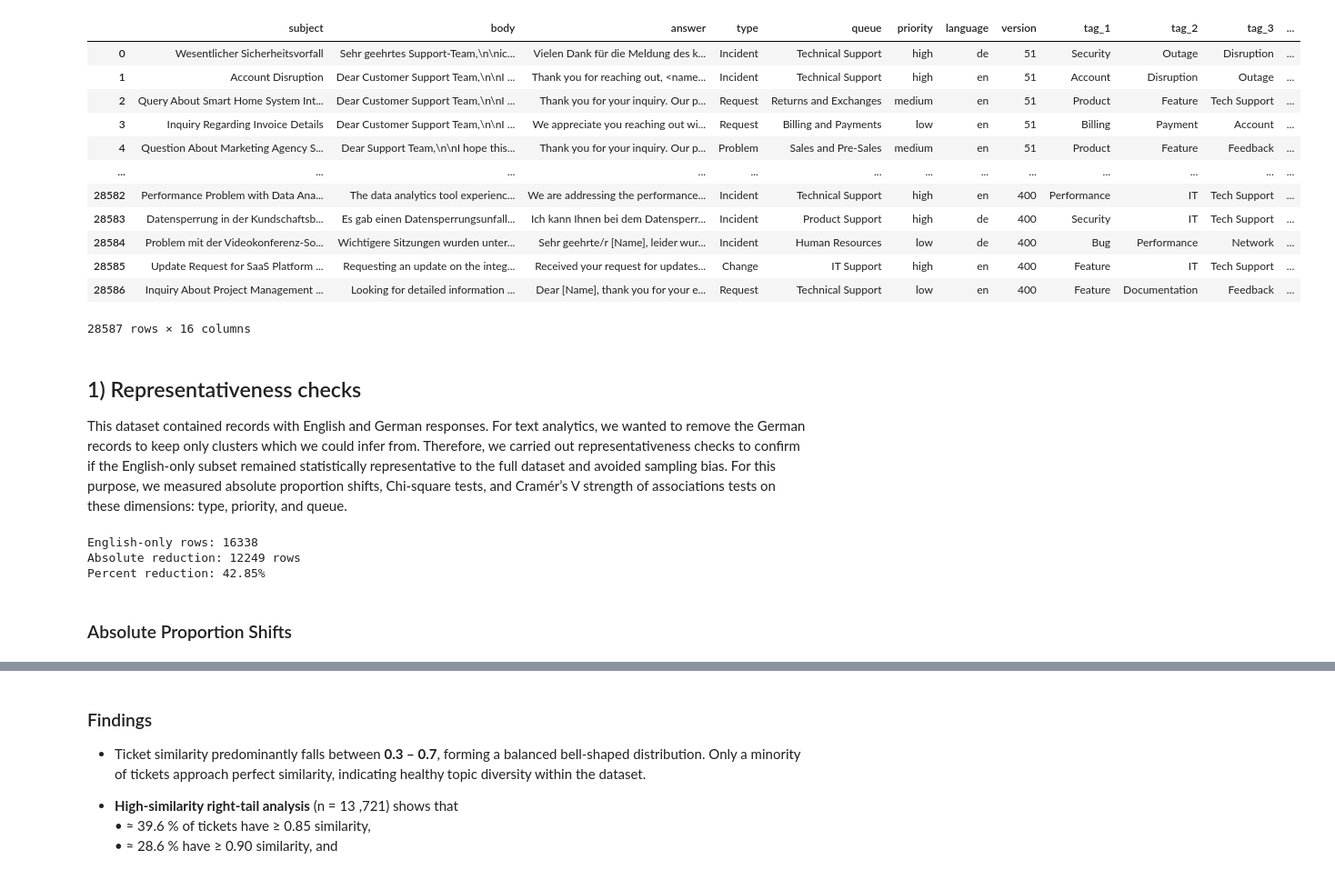
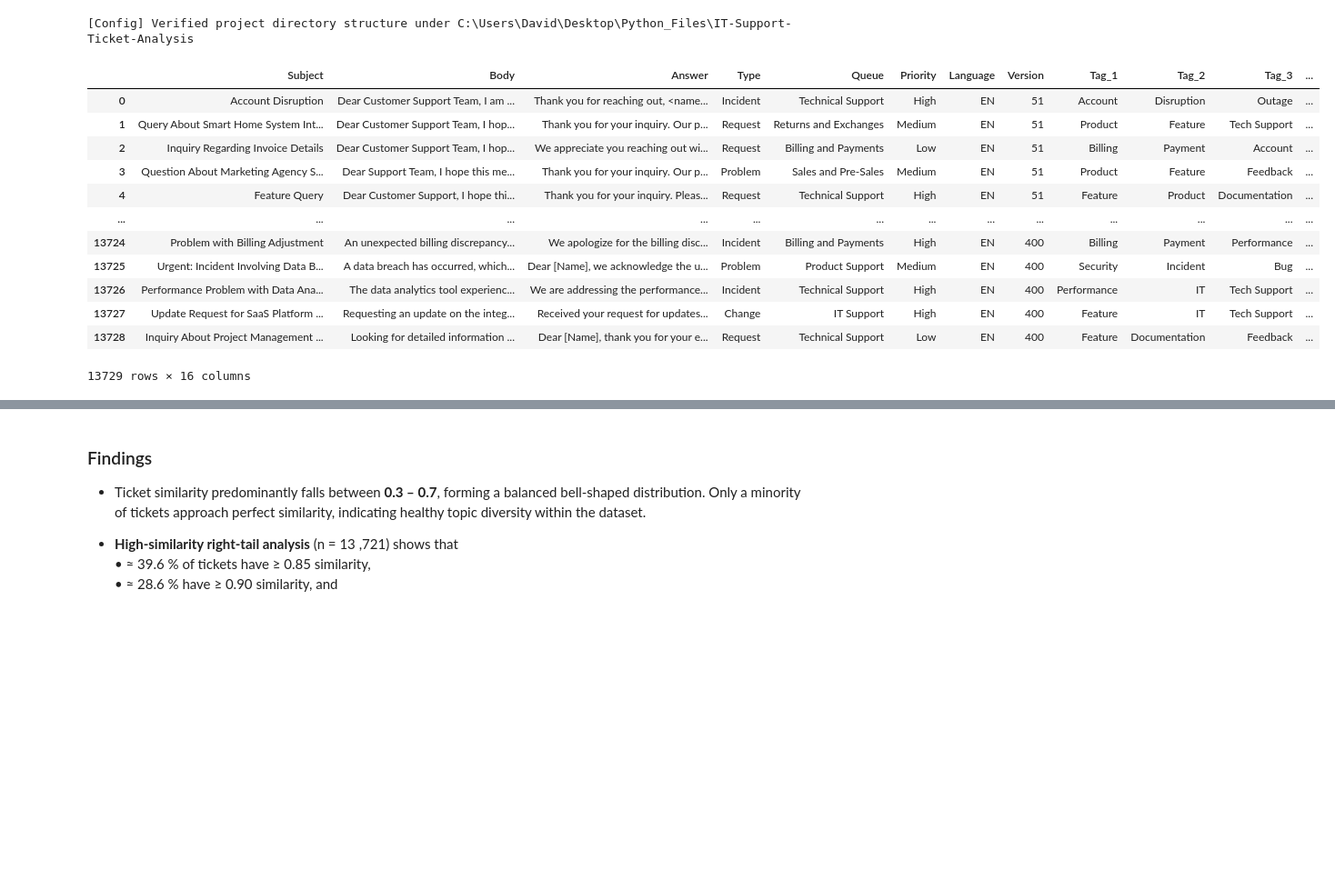
Before and after one commit to David-Golacis/IT-Support-Dashboard, a Jupyter notebook: Notebooks/02_Text_Analytics.ipynb, the cells around one changed output, grey strips where cells are left out. Shown at 91% size. Saved outputs shown, nothing was run; the diff lists cells and outputs as text; code cells hidden in the pictures; blank space fills up the shorter version.

```diff
--- a/Notebooks/02_Text_Analytics.ipynb
+++ b/Notebooks/02_Text_Analytics.ipynb
@@ -5,56 +13,46 @@ This notebook contains supporting documentation to the full report. Here, we pro
 # %%
 # Importing essential packages
 import sys
 from pathlib import Path
 import pandas as pd
 import numpy as np
+import spacy
+import matplotlib.pyplot as plt
+import seaborn as sns
+from scipy.stats import ks_2samp
+from sklearn.feature_extraction.text import TfidfVectorizer
+from sklearn.metrics.pairwise import cosine_similarity
+from tqdm import tqdm
+from sklearn.cluster import KMeans
+from sklearn.preprocessing import normalize
+from sklearn.metrics import silhouette_score, davies_bouldin_score
+import time
 
 # Add parent directory (project root) to sys.path
 project_root = Path(r"C:\Users\David\Desktop\Python_Files\IT-Support-Ticket-Analysis")
 if str(project_root) not in sys.path:
     sys.path.append(str(project_root))
 
 from config import Config
 
 Config.ensure_directories()
 
 # Reading the initial dataset as a DataFrame: df
-parquet_path = Config.QC_OUTPUT_DIR / "04_Tickets_Clean.parquet"
-df = pd.read_parquet(parquet_path)
+df = pd.read_parquet(Config.ENGLISH_PARQUET_PATH, engine="pyarrow")
 
-df  # Display the DataFrame to verify successful import
+display(df)
 # %% [output]
+[Config] Verified project directory structure under C:\Users\David\Desktop\Python_Files\IT-Support-Ticket-Analysis
-|  | subject | body | answer | type | queue | priority | language | version | tag_1 | tag_2 | tag_3 | ... |
-| 0 | Wesentlicher Sicherheitsvorfall | Sehr geehrtes Support-Team,\n\nic... | Vielen Dank für die Meldung des k... | Incident | Technical Support | high | de | 51 | Security | Outage | Disruption | ... |
-| 1 | Account Disruption | Dear Customer Support Team,\n\nI ... | Thank you for reaching out, <name... | Incident | Technical Support | high | en | 51 | Account | Disruption | Outage | ... |
-| 2 | Query About Smart Home System Int... | Dear Customer Support Team,\n\nI ... | Thank you for your inquiry. Our p... | Request | Returns and Exchanges | medium | en | 51 | Product | Feature | Tech Support | ... |
-| 3 | Inquiry Regarding Invoice Details | Dear Customer Support Team,\n\nI ... | We appreciate you reaching out wi... | Request | Billing and Payments | low | en | 51 | Billing | Payment | Account | ... |
-| 4 | Question About Marketing Agency S... | Dear Support Team,\n\nI hope this... | Thank you for your inquiry. Our p... | Problem | Sales and Pre-Sales | medium | en | 51 | Product | Feature | Feedback | ... |
+|  | Subject | Body | Answer | Type | Queue | Priority | Language | Version | Tag_1 | Tag_2 | Tag_3 | ... |
+| 0 | Account Disruption | Dear Customer Support Team, I am ... | Thank you for reaching out, <name... | Incident | Technical Support | High | EN | 51 | Account | Disruption | Outage | ... |
+| 1 | Query About Smart Home System Int... | Dear Customer Support Team, I hop... | Thank you for your inquiry. Our p... | Request | Returns and Exchanges | Medium | EN | 51 | Product | Feature | Tech Support | ... |
+| 2 | Inquiry Regarding Invoice Details | Dear Customer Support Team, I hop... | We appreciate you reaching out wi... | Request | Billing and Payments | Low | EN | 51 | Billing | Payment | Account | ... |
+| 3 | Question About Marketing Agency S... | Dear Support Team, I hope this me... | Thank you for your inquiry. Our p... | Problem | Sales and Pre-Sales | Medium | EN | 51 | Product | Feature | Feedback | ... |
+| 4 | Feature Query | Dear Customer Support, I hope thi... | Thank you for your inquiry. Pleas... | Request | Technical Support | High | EN | 51 | Feature | Product | Documentation | ... |
 | ... | ... | ... | ... | ... | ... | ... | ... | ... | ... | ... | ... | ... |
-| 28582 | Performance Problem with Data Ana... | The data analytics tool experienc... | We are addressing the performance... | Incident | Technical Support | high | en | 400 | Performance | IT | Tech Support | ... |
-| 28583 | Datensperrung in der Kundschaftsb... | Es gab einen Datensperrungsunfall... | Ich kann Ihnen bei dem Datensperr... | Incident | Product Support | high | de | 400 | Security | IT | Tech Support | ... |
-| 28584 | Problem mit der Videokonferenz-So... | Wichtigere Sitzungen wurden unter... | Sehr geehrte/r [Name], leider wur... | Incident | Human Resources | low | de | 400 | Bug | Performance | Network | ... |
-| 28585 | Update Request for SaaS Platform ... | Requesting an update on the integ... | Received your request for updates... | Change | IT Support | high | en | 400 | Feature | IT | Tech Support | ... |
-| 28586 | Inquiry About Project Management ... | Looking for detailed information ... | Dear [Name], thank you for your e... | Request | Technical Support | low | en | 400 | Feature | Documentation | Feedback | ... |
+| 13724 | Problem with Billing Adjustment | An unexpected billing discrepancy... | We apologize for the billing disc... | Incident | Billing and Payments | High | EN | 400 | Billing | Payment | Performance | ... |
+| 13725 | Urgent: Incident Involving Data B... | A data breach has occurred, which... | Dear [Name], we acknowledge the u... | Problem | Product Support | Medium | EN | 400 | Security | Incident | Bug | ... |
+| 13726 | Performance Problem with Data Ana... | The data analytics tool experienc... | We are addressing the performance... | Incident | Technical Support | High | EN | 400 | Performance | IT | Tech Support | ... |
+| 13727 | Update Request for SaaS Platform ... | Requesting an update on the integ... | Received your request for updates... | Change | IT Support | High | EN | 400 | Feature | IT | Tech Support | ... |
+| 13728 | Inquiry About Project Management ... | Looking for detailed information ... | Dear [Name], thank you for your e... | Request | Technical Support | Low | EN | 400 | Feature | Documentation | Feedback | ... |
-28587 rows × 16 columns
+13729 rows × 16 columns
-# %% [markdown]
-## 1) Representativeness checks
-
-This dataset contained records with English and German responses. For text analytics, we wanted to remove the German records to keep only clusters which we could infer from. Therefore, we carried out representativeness checks to confirm if the English-only subset remained statistically representative to the full dataset and avoided sampling bias. For this purpose, we measured absolute proportion shifts, Chi-square tests, and Cramér’s V strength of associations tests on these dimensions: type, priority, and queue.
-# %%
-# Create English-only subset
-df["language"] = df["language"].astype(str).str.lower().str.strip()
-df_en = df[df["language"] == "en"].copy()
-
-# Calculate the percentage reduction of records from subsetting
-percent_reduction = (1 - len(df_en) / len(df)) * 100
-
-print(f"English-only rows: {len(df_en)}")
-print(f"Absolute reduction: {len(df) - len(df_en)} rows")
-print("Percent reduction: {:.2f}%".format(percent_reduction))
-# %% [output]
-English-only rows: 16338
-Absolute reduction: 12249 rows
-Percent reduction: 42.85%
-# %% [markdown]
-### Absolute Proportion Shifts
```
Also changed, not shown: parts of 29 cells of this notebook, 30 other files.
